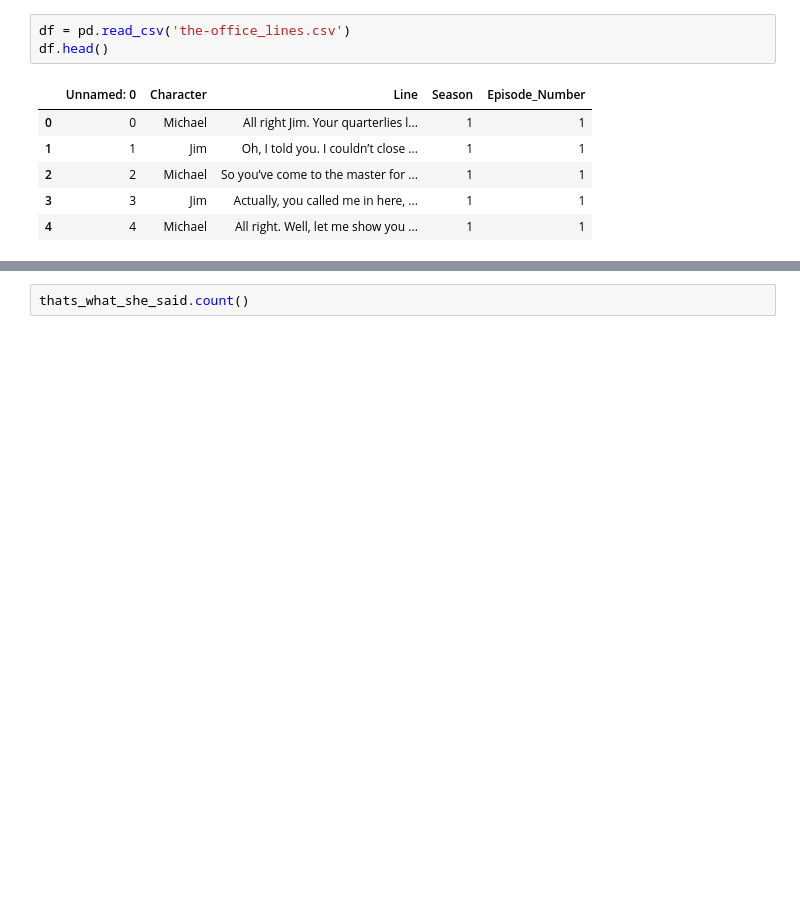
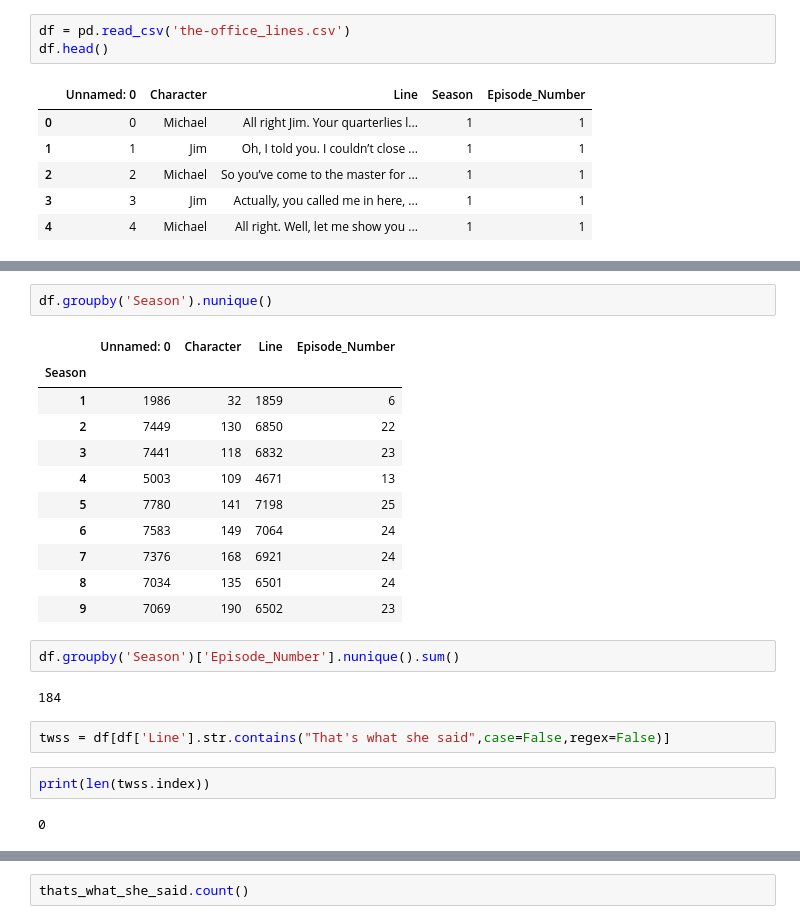
Before and after one commit to jennifer-biener/kaggle_datasets, a Jupyter notebook: That's What She Said Line.ipynb, the cells around one changed output, grey strips where cells are left out. Saved outputs shown, nothing was run; the diff lists cells and outputs as text; blank space fills up the shorter version.

```diff
--- a/That's What She Said Line.ipynb
+++ b/That's What She Said Line.ipynb
@@ -13 +27,25 @@ df.head()
+# %%
+df.groupby('Season').nunique()
+# %% [output]
+|  | Unnamed: 0 | Character | Line | Episode_Number |
+| Season |  |  |  |  |
+| 1 | 1986 | 32 | 1859 | 6 |
+| 2 | 7449 | 130 | 6850 | 22 |
+| 3 | 7441 | 118 | 6832 | 23 |
+| 4 | 5003 | 109 | 4671 | 13 |
+| 5 | 7780 | 141 | 7198 | 25 |
+| 6 | 7583 | 149 | 7064 | 24 |
+| 7 | 7376 | 168 | 6921 | 24 |
+| 8 | 7034 | 135 | 6501 | 24 |
+| 9 | 7069 | 190 | 6502 | 23 |
+# %%
+df.groupby('Season')['Episode_Number'].nunique().sum()
+# %% [output]
+184
+# %%
+twss = df[df['Line'].str.contains("That's what she said",case=False,regex=False)]
+# %%
+print(len(twss.index))
+# %% [output]
+0
 # %%
```
Also changed, not shown: parts of 6 cells of this notebook, 1 other file.
